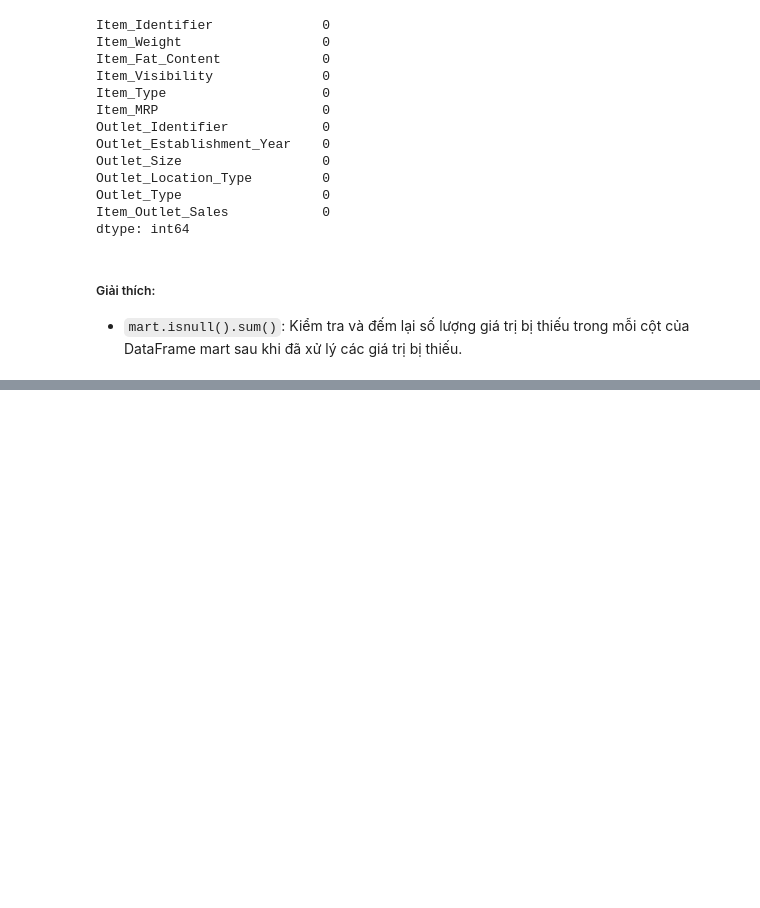
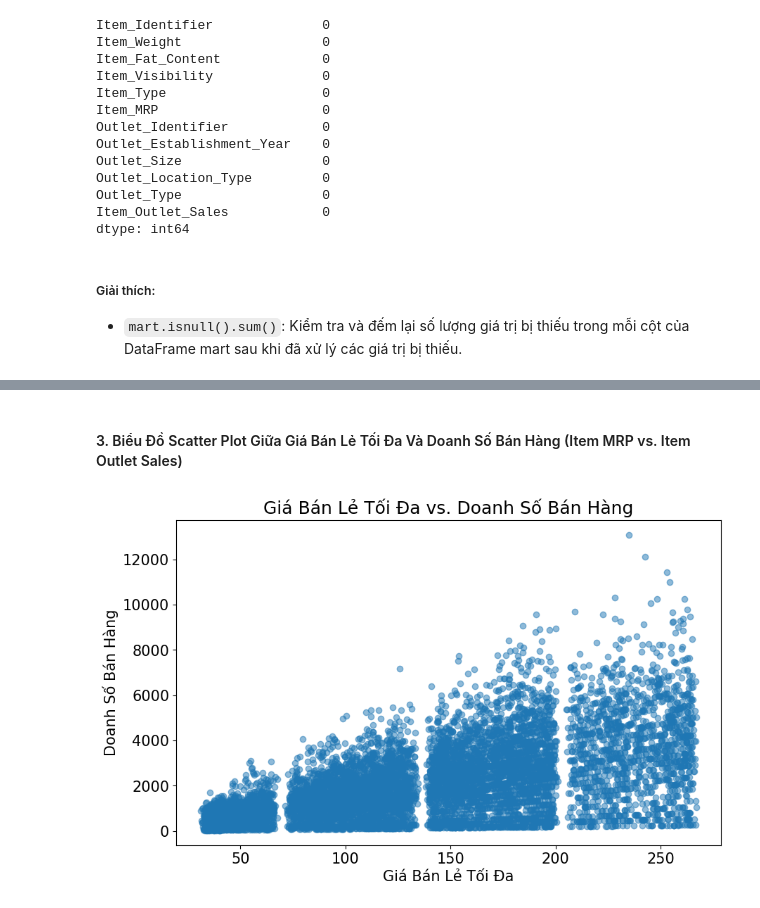
Before and after one commit to MeiCloudie/demo-python-data-analyst, a Jupyter notebook: bigmart-sales/bigmart_sales.ipynb, the cells around one changed output, grey strips where cells are left out. Cells and saved outputs as stored; diff of their text form; code cells hidden in the pictures; blank space fills up the shorter version.

```diff
--- a/bigmart-sales/bigmart_sales.ipynb
+++ b/bigmart-sales/bigmart_sales.ipynb
@@ -329,0 +387,11 @@ dtype: int64
+# %% [markdown]
+#### 3. Biểu Đồ Scatter Plot Giữa Giá Bán Lẻ Tối Đa Và Doanh Số Bán Hàng (Item MRP vs. Item Outlet Sales)
+# %%
+plt.figure(figsize=(10, 6))
+plt.scatter(mart['Item_MRP'], mart['Item_Outlet_Sales'], alpha=0.5)
+plt.title('Giá Bán Lẻ Tối Đa vs. Doanh Số Bán Hàng')
+plt.xlabel('Giá Bán Lẻ Tối Đa')
+plt.ylabel('Doanh Số Bán Hàng')
+plt.show()
+# %% [output]
+[figure, added]
```
Also changed, not shown: parts of 13 cells of this notebook.
